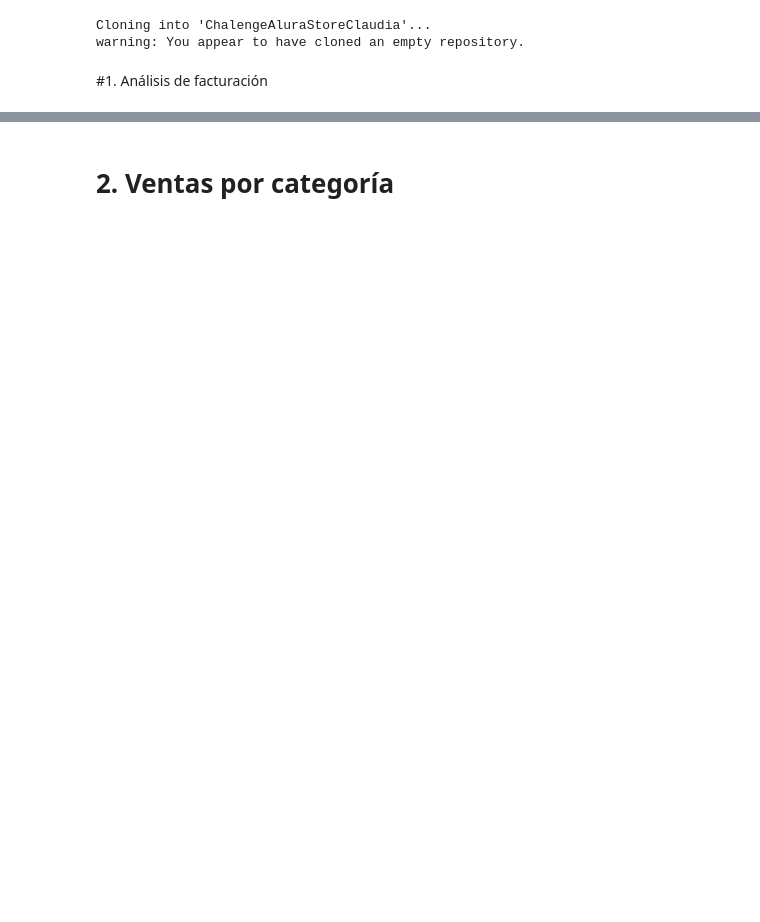
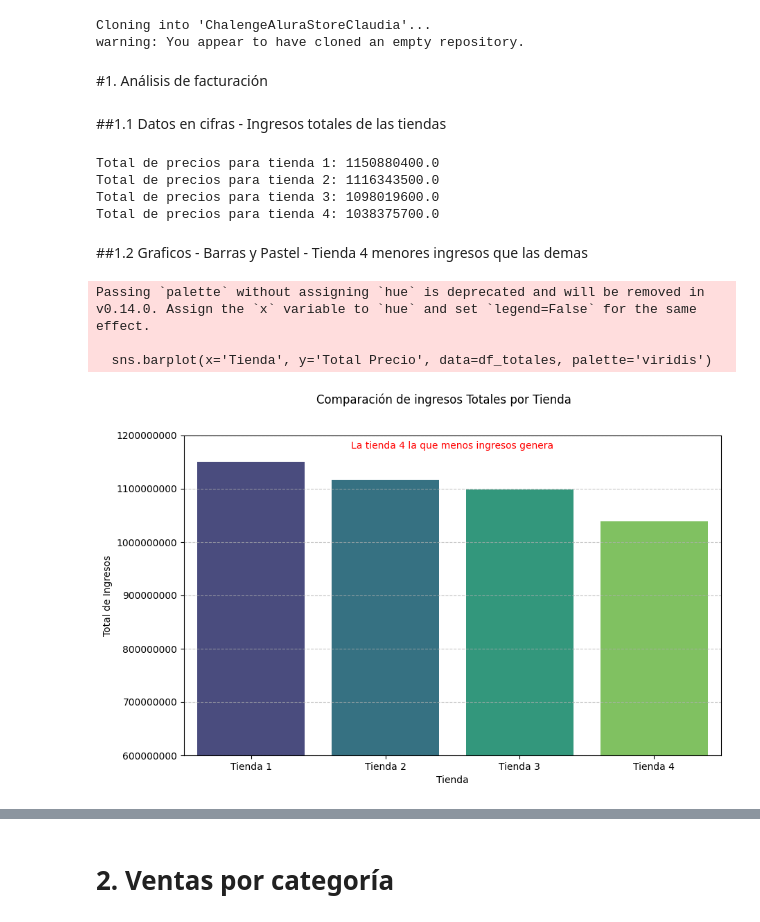
Before and after one commit to sw98cs/ChallengeAluraStoreClaudia, a Jupyter notebook: AluraStoreLatam.ipynb, the cells around one changed output, grey strips where cells are left out. Cells and saved outputs as stored; diff of their text form; code cells hidden in the pictures; blank space fills up the shorter version.

```diff
--- a/AluraStoreLatam.ipynb
+++ b/AluraStoreLatam.ipynb
@@ -30,3 +415,59 @@ Cloning into 'ChalengeAluraStoreClaudia'...
 warning: You appear to have cloned an empty repository.
 # %% [markdown]
 #1. Análisis de facturación
+# %% [markdown]
+##1.1 Datos en cifras - Ingresos totales de las tiendas
+# %%
+"""
+En este primer análisis, debes calcular el ingreso total de cada tienda. Sumando los valores de la columna
+Precio de cada conjunto de datos de la tienda para estimar los ingresos.
+"""
+
+total_precio_tienda1 = tienda['Precio'].sum()
+print(f"Total de precios para tienda 1: {total_precio_tienda1}")
+
+total_precio_tienda2 = tienda2['Precio'].sum()
+print(f"Total de precios para tienda 2: {total_precio_tienda2}")
+
+total_precio_tienda3 = tienda3['Precio'].sum()
+print(f"Total de precios para tienda 3: {total_precio_tienda3}")
+
+total_precio_tienda4 = tienda4['Precio'].sum()
+print(f"Total de precios para tienda 4: {total_precio_tienda4}")
+# %% [output]
+Total de precios para tienda 1: 1150880400.0
+Total de precios para tienda 2: 1116343500.0
+Total de precios para tienda 3: 1098019600.0
+Total de precios para tienda 4: 1038375700.0
+# %% [markdown]
+##1.2 Graficos - Barras y Pastel - Tienda 4 menores ingresos que las demas
+# %%
+import matplotlib.pyplot as plt
+import seaborn as sns
+
+totales_tiendas = {
+    'Tienda 1': total_precio_tienda1,
+    'Tienda 2': total_precio_tienda2,
+    'Tienda 3': total_precio_tienda3,
+    'Tienda 4': total_precio_tienda4
+}
+
+# Convertir a DataFrame para facilitar la visualización
+df_totales = pd.DataFrame(list(totales_tiendas.items()), columns=['Tienda', 'Total Precio'])
+
+plt.figure(figsize=(10, 6))
+sns.barplot(x='Tienda', y='Total Precio', data=df_totales, palette='viridis')
+plt.suptitle('Comparación de ingresos Totales por Tienda')
+plt.title('La tienda 4 la que menos ingresos genera', fontsize=10, y=0.94, color='red')
+plt.xlabel('Tienda')
+plt.ylabel('Total de Ingresos')
+plt.grid(axis='y', linestyle='--', alpha=0.7)
+plt.ticklabel_format(style='plain', axis='y') # Evita la notación científica en el eje Y
+plt.ylim(600000000, 1200000000)
+plt.savefig('comparacion_ingresos_Gbarra.png', dpi=300,bbox_inches='tight')
+plt.show()
+# %% [output]
+Passing `palette` without assigning `hue` is deprecated and will be removed in v0.14.0. Assign the `x` variable to `hue` and set `legend=False` for the same effect.
+
+  sns.barplot(x='Tienda', y='Total Precio', data=df_totales, palette='viridis')
+[figure, added]
```
Also changed, not shown: parts of 81 cells of this notebook.
